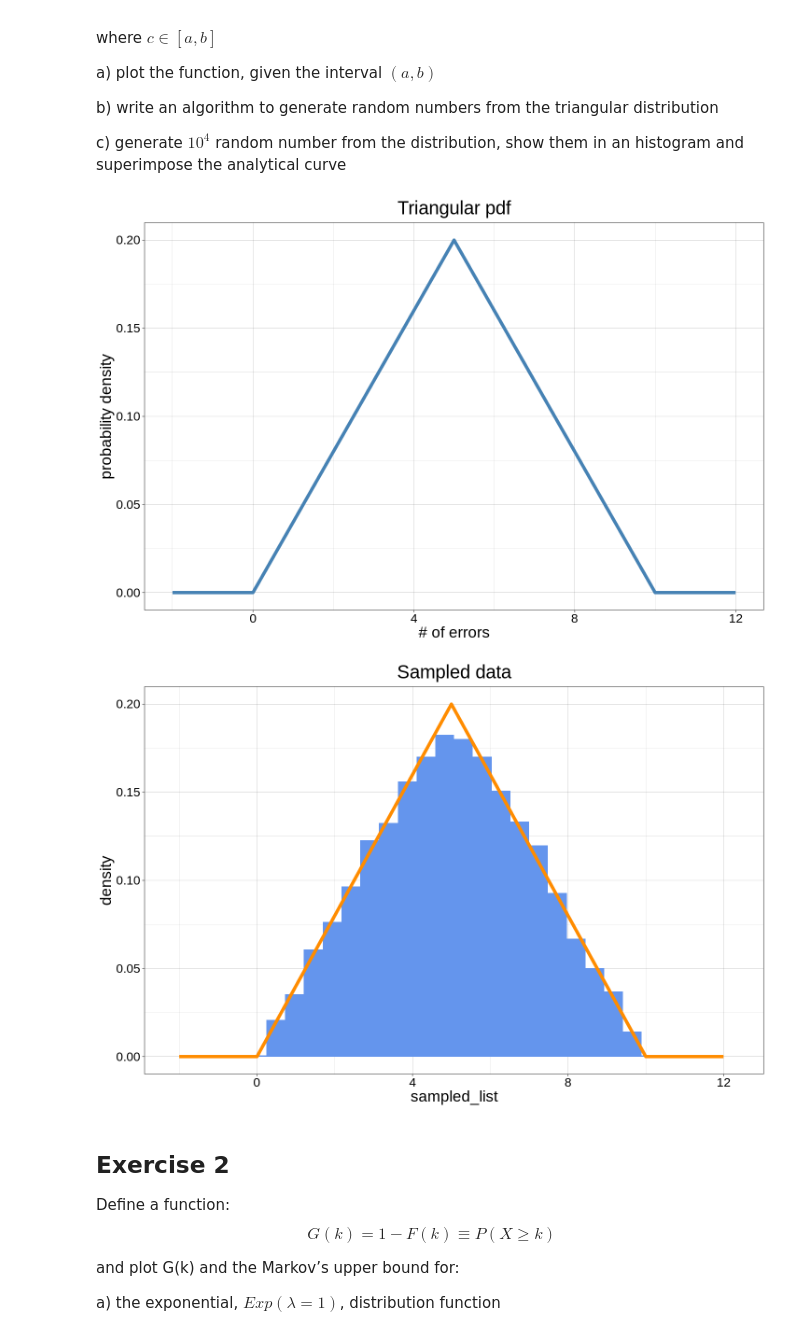
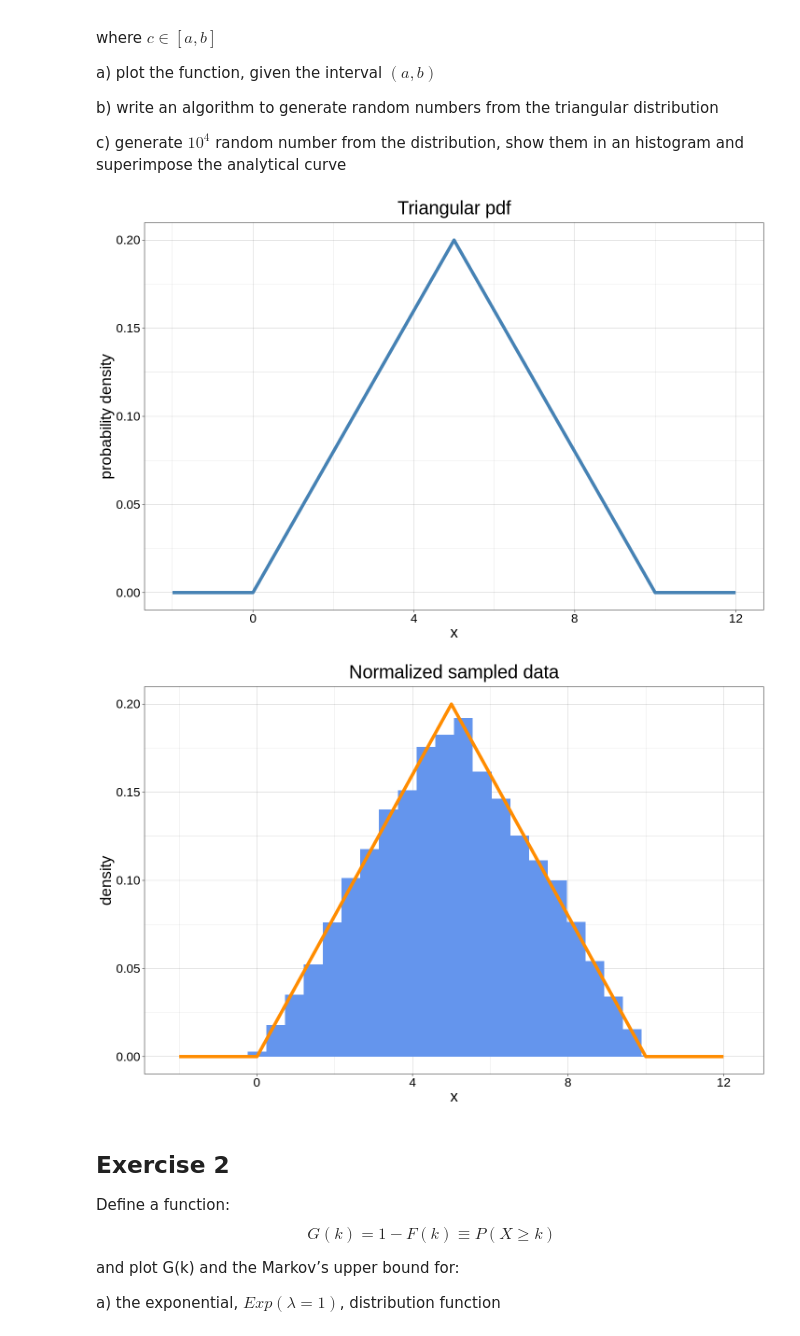
Before and after one commit to GiacomoFrn/AS4PA, a Jupyter notebook: rlab03.ipynb, the cells around one changed output. Drawn from its saved outputs; the diff is of its cells as text; code cells hidden in the pictures.

```diff
--- a/rlab03.ipynb
+++ b/rlab03.ipynb
@@ -62,11 +62,11 @@ pdf <- ggplot() +
      ggtitle("Triangular pdf") +
      theme(plot.title = element_text(hjust = 0.5))  +
      ylab("probability density") +
-     xlab("# of errors")
+     xlab("x")
 
 pdf
 # %% [output]
-[figure, old version]
+[figure, new version]
 # %%
 # write an algorithm to generate random numbers from the triangular distribution
 
@@ -92,22 +92,22 @@ f_rs = function(n, a, b, c){
 # %%
 # generate $10^4$ random number from the distribution, show them in an histogram and superimpose the analytical curve
 
 N = 10000
 sampled_list = f_rs(10000, a, b, c)
 
 options(repr.plot.width=12, repr.plot.height=8)
 triangular <- ggplot() +
      theme_linedraw() +
      geom_histogram(aes(x=sampled_list, y=..density..), fill="cornflowerblue", bins = 30) +
      geom_line(aes(x=x, y=y_pdf), color="dark orange", lwd = 2) +
      theme(text = element_text(size=20)) +
-     ggtitle("Sampled data") +
-     theme(plot.title = element_text(hjust = 0.5))
-     xlab("")
+     ggtitle("Normalized sampled data") +
+     theme(plot.title = element_text(hjust = 0.5)) +
+     xlab("x")
 
 triangular
 # %% [output]
-[figure, old version]
+[figure, new version]
 # %% [markdown]
 ## Exercise 2
 Define a function:
```
